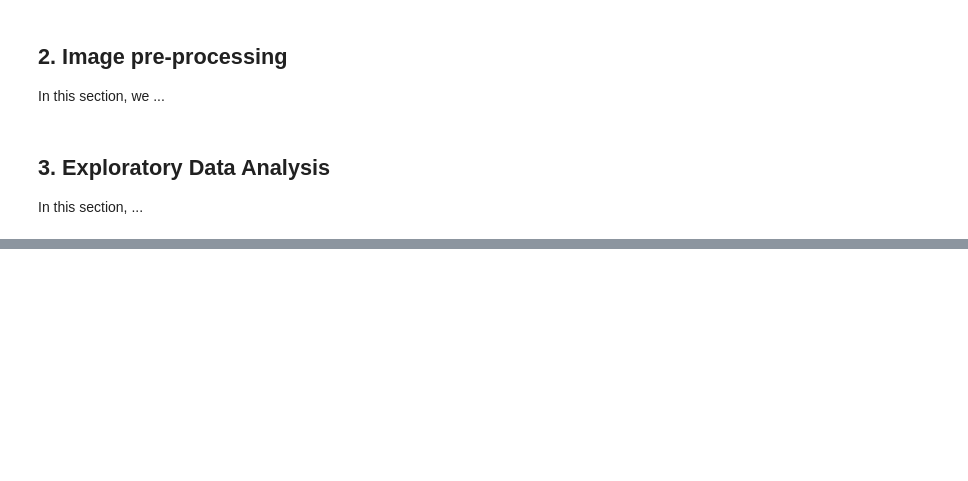
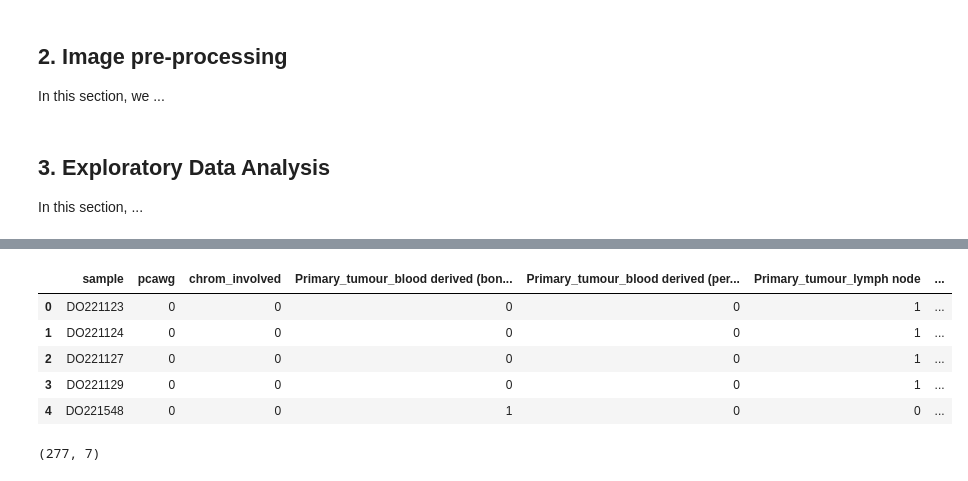
Before and after one commit to ReemAlattas/Chromothripsis-Deep-Learning-Classifier, a Jupyter notebook: Pre-processing.ipynb, the cells around one changed output, grey strips where cells are left out. Saved outputs shown, nothing was run; the diff lists cells and outputs as text; code cells hidden in the pictures; blank space fills up the shorter version.

```diff
--- a/Pre-processing.ipynb
+++ b/Pre-processing.ipynb
@@ -72,0 +205,13 @@ read_file.to_csv ('data/chromothripsis.csv', index=None)
+# %%
+df_merge.head()
+# %% [output]
+|  | sample | pcawg | chrom_involved | Primary_tumour_blood derived (bon... | Primary_tumour_blood derived (per... | Primary_tumour_lymph node | ... |
+| 0 | DO221123 | 0 | 0 | 0 | 0 | 1 | ... |
+| 1 | DO221124 | 0 | 0 | 0 | 0 | 1 | ... |
+| 2 | DO221127 | 0 | 0 | 0 | 0 | 1 | ... |
+| 3 | DO221129 | 0 | 0 | 0 | 0 | 1 | ... |
+| 4 | DO221548 | 0 | 0 | 1 | 0 | 0 | ... |
+# %%
+df_merge.shape
+# %% [output]
+(277, 7)
```
Also changed, not shown: parts of 24 cells of this notebook.
